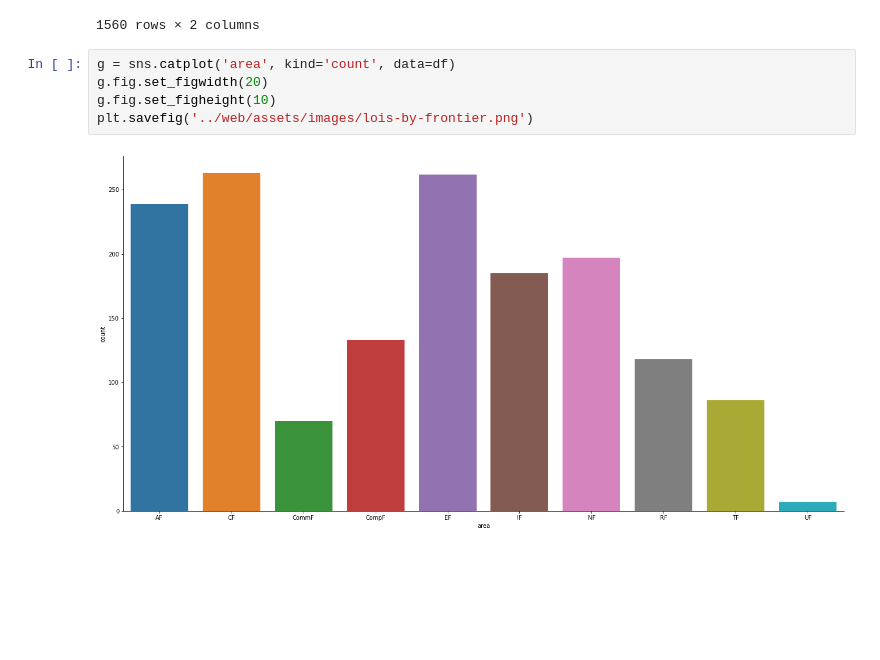
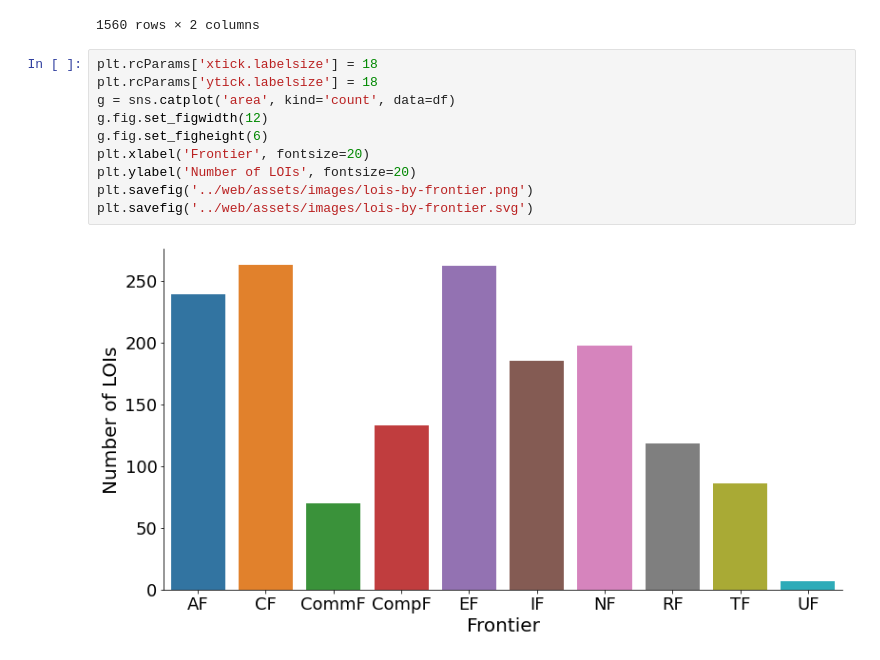
Before and after one commit to gordonwatts/snowmass-loi-words, a Jupyter notebook: notebooks/01-Duplicates.ipynb, the cells around one changed output. Saved outputs shown, nothing was run; the diff lists cells and outputs as text; blank space fills up the shorter version.

```diff
--- a/notebooks/01-Duplicates.ipynb
+++ b/notebooks/01-Duplicates.ipynb
@@ -282,9 +282,14 @@ df
 | 1559 | UF | SNOWMASS21-UF6_UF4-NF5_NF0-CF1_CF... |
 1560 rows × 2 columns
 # %%
+plt.rcParams['xtick.labelsize'] = 18
+plt.rcParams['ytick.labelsize'] = 18
 g = sns.catplot('area', kind='count', data=df)
-g.fig.set_figwidth(20)
-g.fig.set_figheight(10)
+g.fig.set_figwidth(12)
+g.fig.set_figheight(6)
+plt.xlabel('Frontier', fontsize=20)
+plt.ylabel('Number of LOIs', fontsize=20)
 plt.savefig('../web/assets/images/lois-by-frontier.png')
+plt.savefig('../web/assets/images/lois-by-frontier.svg')
 # %% [output]
-[figure, old version]
+[figure, new version]
```
Also changed, not shown: parts of 1 cell of this notebook, 3 other files.
